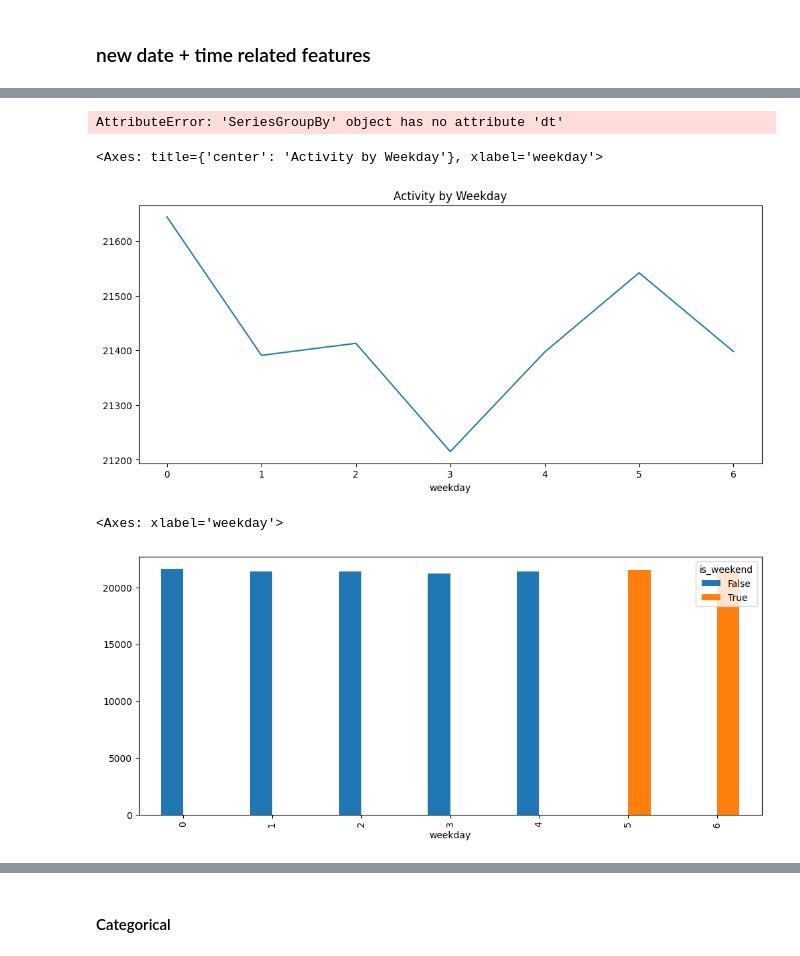
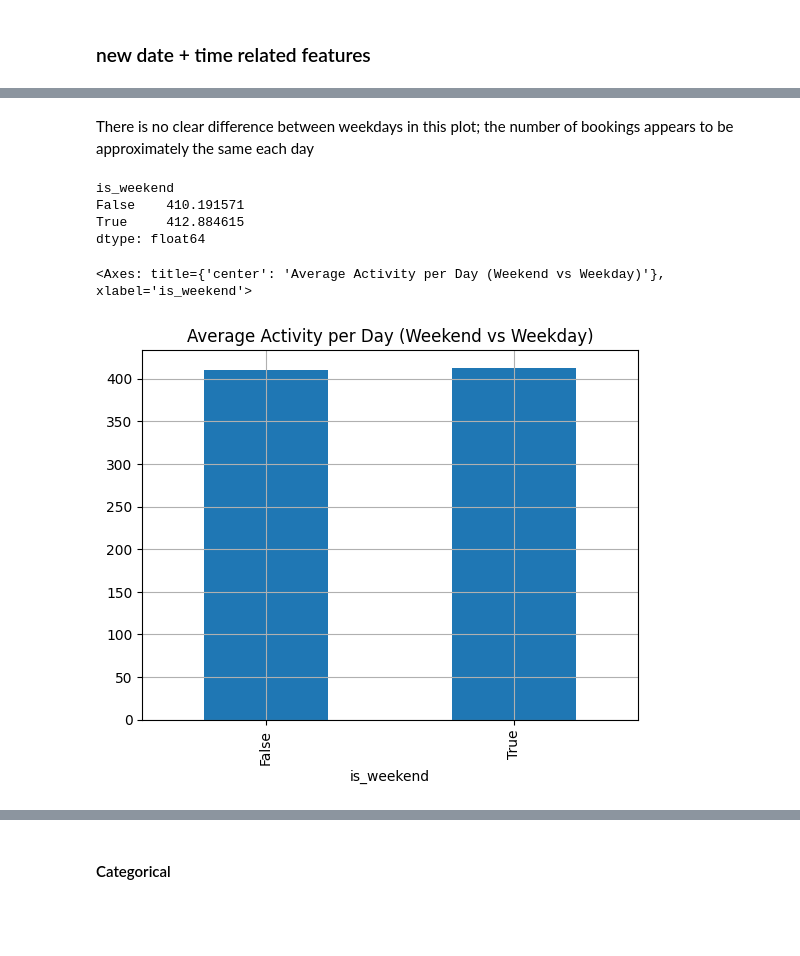
Before and after one commit to amaldu/uber-ride-cancellation-prediction, a Jupyter notebook: uber-analysis/notebooks/03_eda.ipynb, the cells around one changed output, grey strips where cells are left out. Drawn from its saved outputs; the diff is of its cells as text; code cells hidden in the pictures; blank space fills up the shorter version.

```diff
--- a/uber-analysis/notebooks/03_eda.ipynb
+++ b/uber-analysis/notebooks/03_eda.ipynb
@@ -510,14 +512,24 @@ data['is_weekend'].value_counts().plot(kind='bar')
+# %% [markdown]
+There is no clear difference between weekdays in this plot; the number of bookings appears to be approximately the same each day
 # %%
+# Is the behaviour changing in the weekend?
+
+avg_activity = (
+    data.groupby('is_weekend')
+        .size()
+        / data.groupby('is_weekend')['date'].nunique()
+)
+print(avg_activity)
+
+avg_activity.plot(
+    kind='bar',
+    title='Average Activity per Day (Weekend vs Weekday)',
+    grid=True
+)
 # %% [output]
-AttributeError: 'SeriesGroupBy' object has no attribute 'dt'
+is_weekend
+False    410.191571
+True     412.884615
+dtype: float64
+<Axes: title={'center': 'Average Activity per Day (Weekend vs Weekday)'}, xlabel='is_weekend'>
+[figure, added]
-# %%
-weekday_counts = data.groupby('weekday').size()
-weekday_counts.plot(figsize=(12,5), title="Activity by Weekday")
-# %% [output]
-<Axes: title={'center': 'Activity by Weekday'}, xlabel='weekday'>
-[figure, removed]
-# %%
-data.groupby(['weekday', 'is_weekend']).size().unstack().plot(kind='bar', figsize=(12,5))
-# %% [output]
-<Axes: xlabel='weekday'>
-[figure, removed]
```
Also changed, not shown: parts of 17 cells of this notebook, 1 other file.
